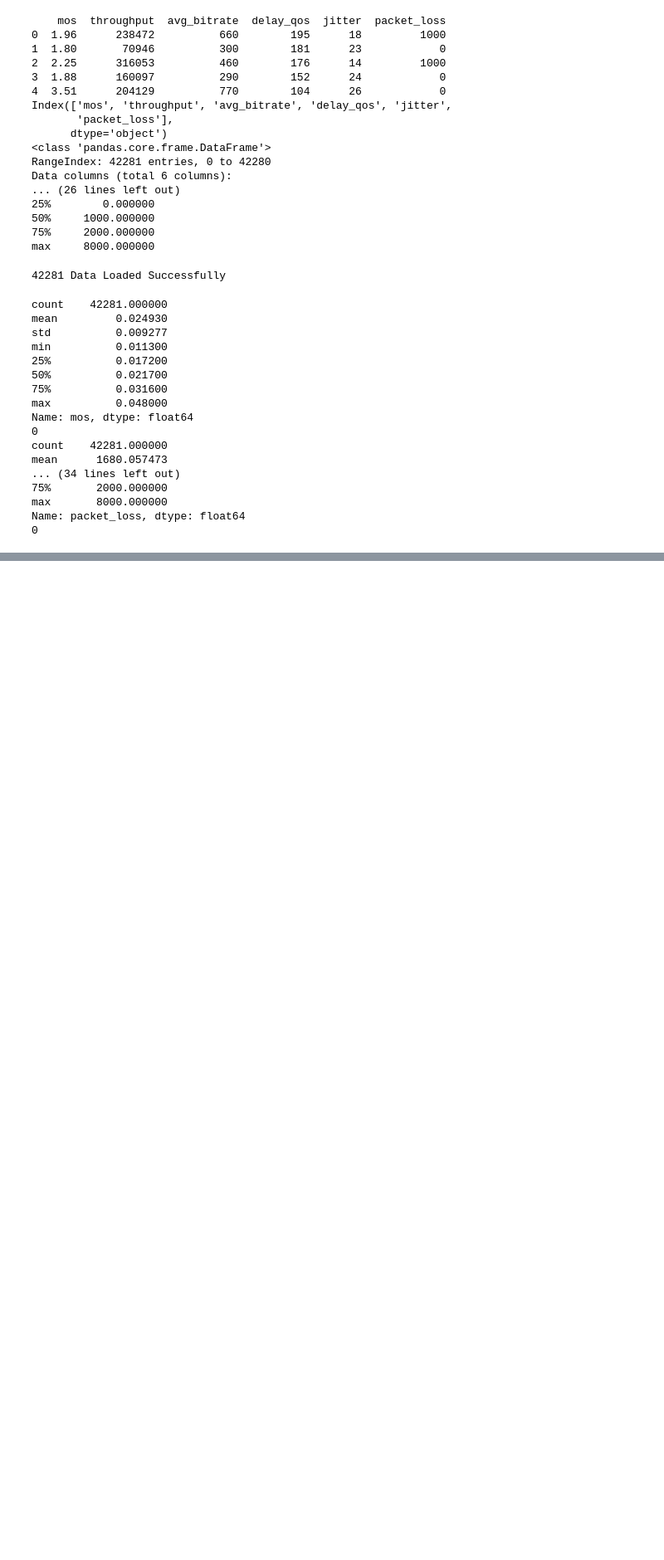
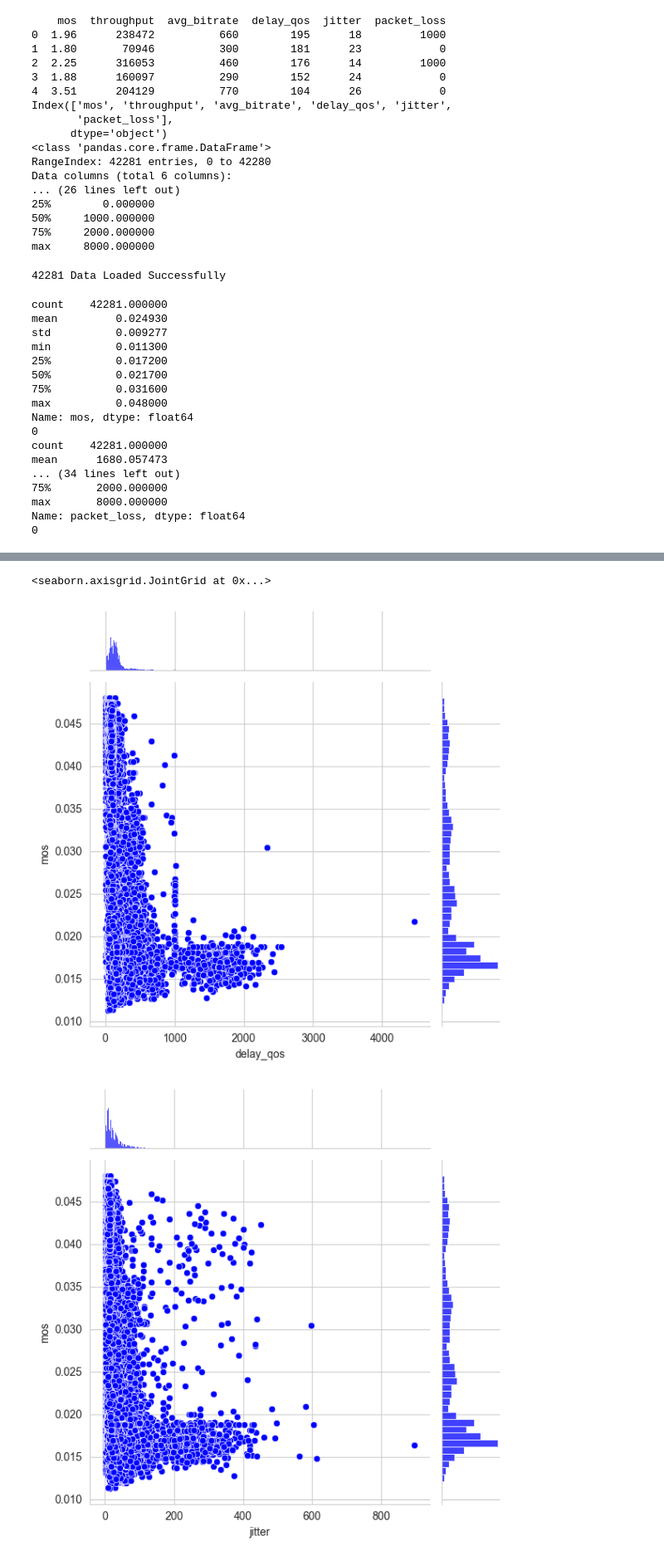
Before and after one commit to zazou-git86/MOS_QOE_Selenium, a Jupyter notebook: MOS_QOE_Selenium.ipynb, the cells around one changed output, grey strips where cells are left out. Shown at 83% size. Saved outputs shown, nothing was run; the diff lists cells and outputs as text; code cells hidden in the pictures; blank space fills up the shorter version.

```diff
--- a/MOS_QOE_Selenium.ipynb
+++ b/MOS_QOE_Selenium.ipynb
@@ -120,0 +178,8 @@ Name: packet_loss, dtype: float64
+# %%
+sns.jointplot(x='delay_qos', y='mos', data=data, kind='scatter', color='blue')
+sns.jointplot(x='jitter', y='mos', data=data, kind='scatter', color='blue')
+sns.jointplot(x='packet_loss', y='mos', data=data, kind='scatter', color='blue')
+# %% [output]
+<seaborn.axisgrid.JointGrid at 0x...>
+[figure, added]
+[figure, added]
```
Also changed, not shown: parts of 17 cells of this notebook.
